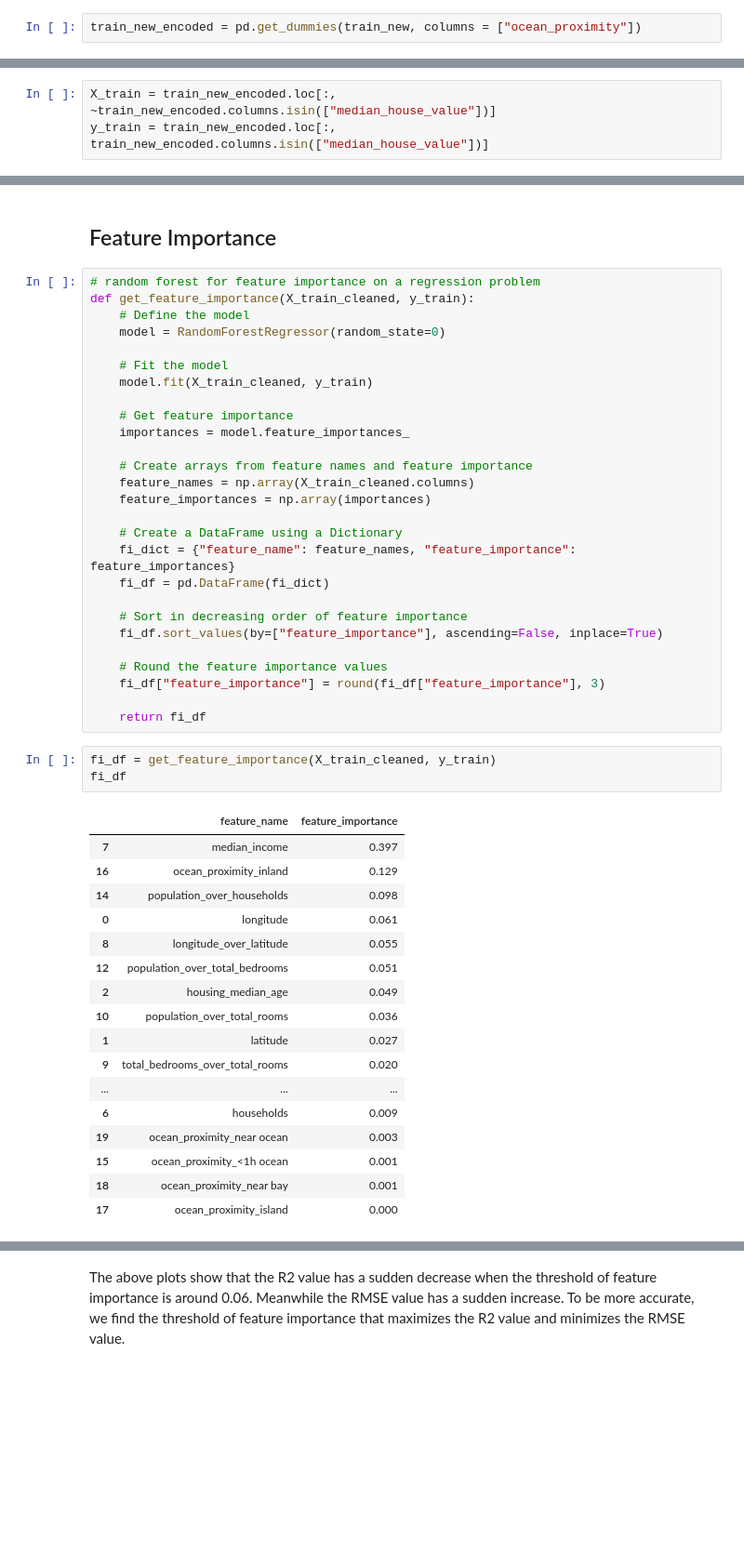
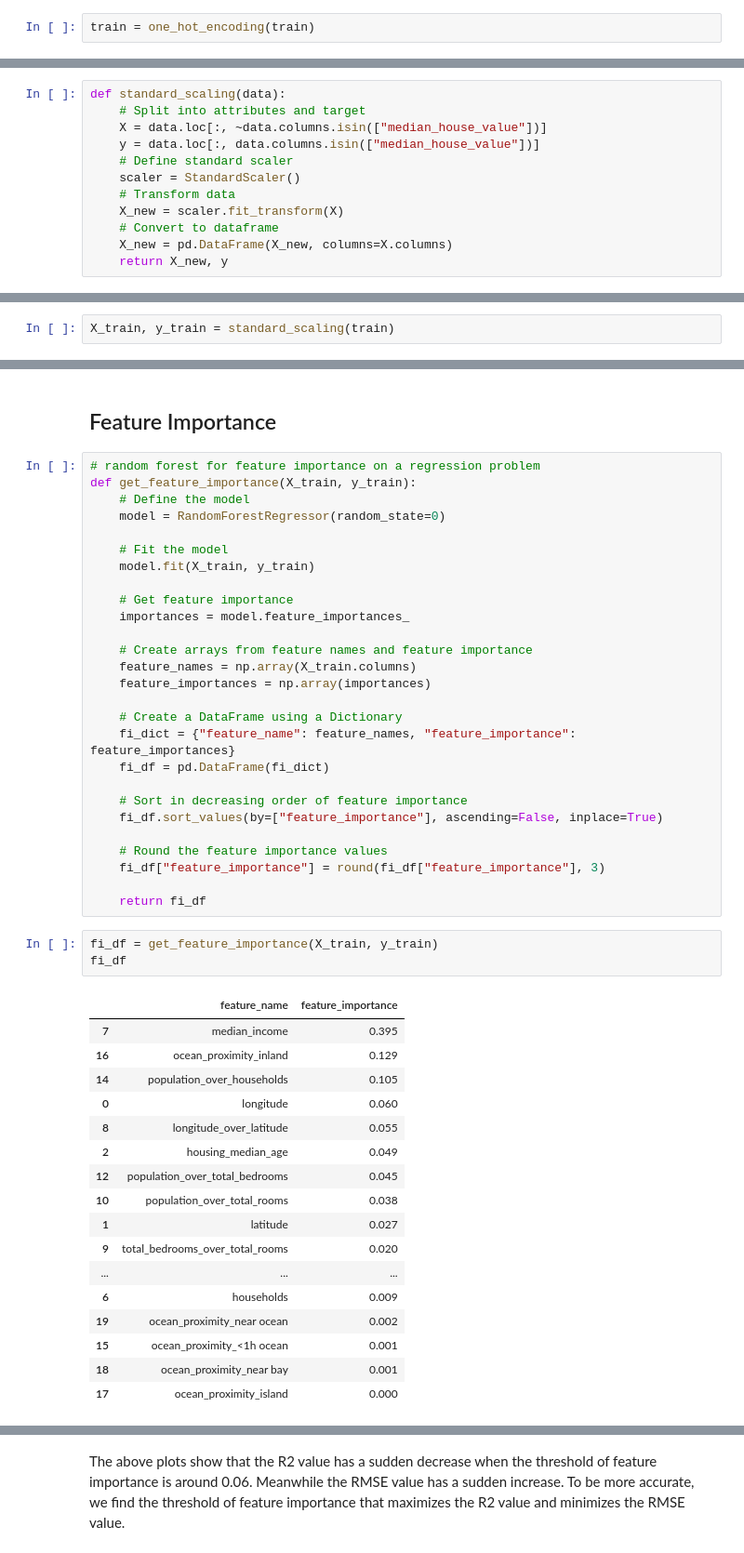
Before and after one commit to zhuoyizhao/public-ml-reg-ca-housing-prices-prediction, a Jupyter notebook: 2 - Input Engineering and Data Cleaning.ipynb, the cells around one changed output, grey strips where cells are left out. Shown at 93% size. Cells and saved outputs as stored; diff of their text form; blank space fills up the shorter version.

```diff
--- a/2 - Input Engineering and Data Cleaning.ipynb
+++ b/2 - Input Engineering and Data Cleaning.ipynb
@@ -263,3 +272,3 @@ train_new["ocean_proximity"] = train_new["ocean_proximity"].str.lower()
 # %%
-train_new_encoded = pd.get_dummies(train_new, columns = ["ocean_proximity"])
+train = one_hot_encoding(train)
 # %%
@@ -274,5 +283,14 @@ train_new_encoded.head()
 # %% [markdown]
 ## Standard Scaling
 # %%
-X_train = train_new_encoded.loc[:, ~train_new_encoded.columns.isin(["median_house_value"])]
-y_train = train_new_encoded.loc[:, train_new_encoded.columns.isin(["median_house_value"])]
+def standard_scaling(data):
+    # Split into attributes and target
+    X = data.loc[:, ~data.columns.isin(["median_house_value"])]
+    y = data.loc[:, data.columns.isin(["median_house_value"])]
+    # Define standard scaler
+    scaler = StandardScaler()
+    # Transform data
+    X_new = scaler.fit_transform(X)
+    # Convert to dataframe
+    X_new = pd.DataFrame(X_new, columns=X.columns)
+    return X_new, y
@@ -293,0 +297,2 @@ X_train_cleaned.head()
+# %%
+X_train, y_train = standard_scaling(train)
@@ -295,18 +318,18 @@ X_train_cleaned.head()
 ## Feature Importance
 # %%
 # random forest for feature importance on a regression problem
-def get_feature_importance(X_train_cleaned, y_train):
+def get_feature_importance(X_train, y_train):
     # Define the model
     model = RandomForestRegressor(random_state=0)
 
     # Fit the model
-    model.fit(X_train_cleaned, y_train)
+    model.fit(X_train, y_train)
 
     # Get feature importance
     importances = model.feature_importances_
 
     # Create arrays from feature names and feature importance
-    feature_names = np.array(X_train_cleaned.columns)
+    feature_names = np.array(X_train.columns)
     feature_importances = np.array(importances)
 
     # Create a DataFrame using a Dictionary
@@ -321,23 +344,23 @@ def get_feature_importance(X_train_cleaned, y_train):
 
     return fi_df
 # %%
-fi_df = get_feature_importance(X_train_cleaned, y_train)
+fi_df = get_feature_importance(X_train, y_train)
 fi_df
 # %% [output]
 |  | feature_name | feature_importance |
-| 7 | median_income | 0.397 |
+| 7 | median_income | 0.395 |
 | 16 | ocean_proximity_inland | 0.129 |
-| 14 | population_over_households | 0.098 |
-| 0 | longitude | 0.061 |
+| 14 | population_over_households | 0.105 |
+| 0 | longitude | 0.060 |
 | 8 | longitude_over_latitude | 0.055 |
-| 12 | population_over_total_bedrooms | 0.051 |
 | 2 | housing_median_age | 0.049 |
-| 10 | population_over_total_rooms | 0.036 |
+| 12 | population_over_total_bedrooms | 0.045 |
+| 10 | population_over_total_rooms | 0.038 |
 | 1 | latitude | 0.027 |
 | 9 | total_bedrooms_over_total_rooms | 0.020 |
 | ... | ... | ... |
 | 6 | households | 0.009 |
-| 19 | ocean_proximity_near ocean | 0.003 |
+| 19 | ocean_proximity_near ocean | 0.002 |
 | 15 | ocean_proximity_<1h ocean | 0.001 |
 | 18 | ocean_proximity_near bay | 0.001 |
 | 17 | ocean_proximity_island | 0.000 |
```
Also changed, not shown: parts of 41 cells of this notebook.
